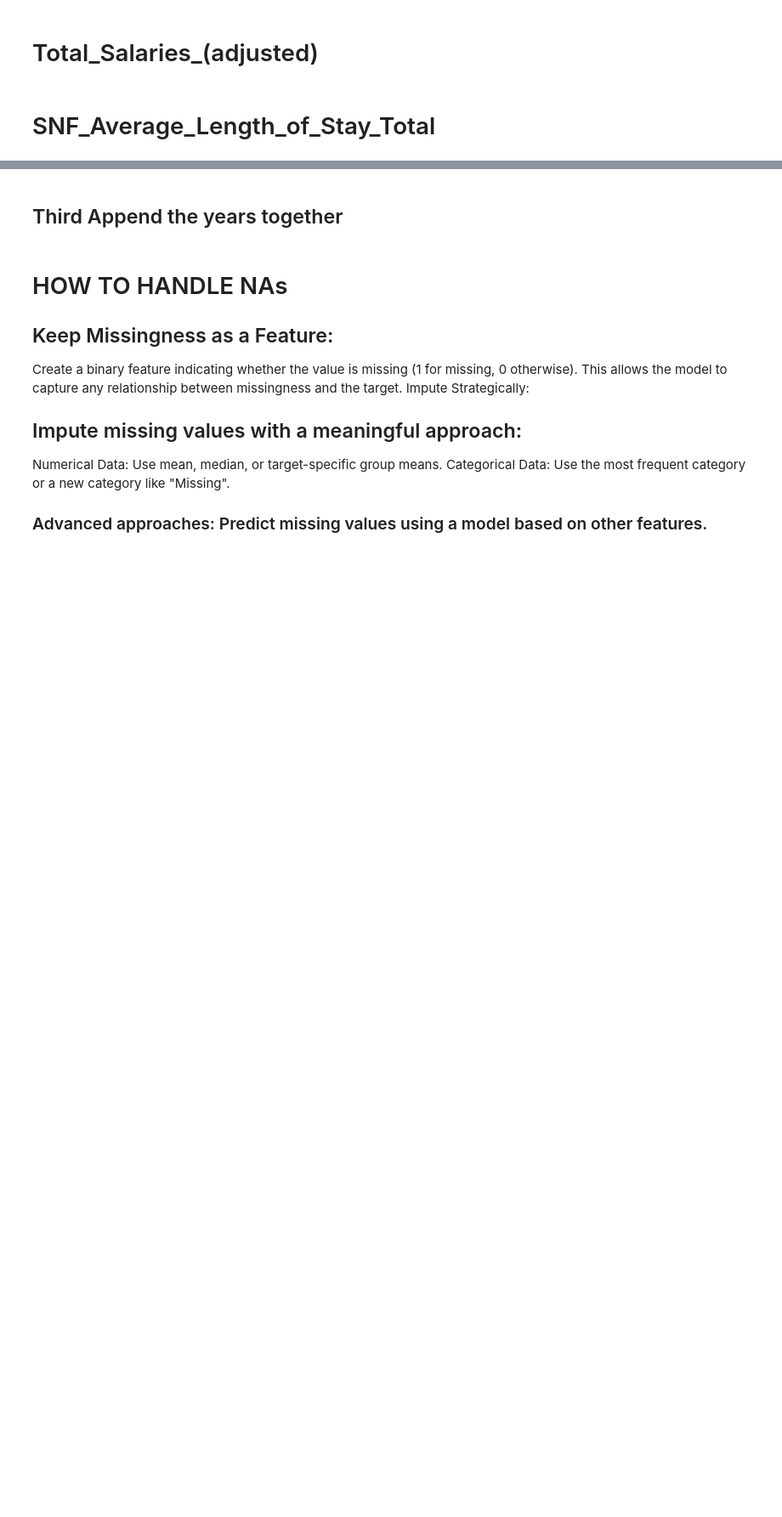
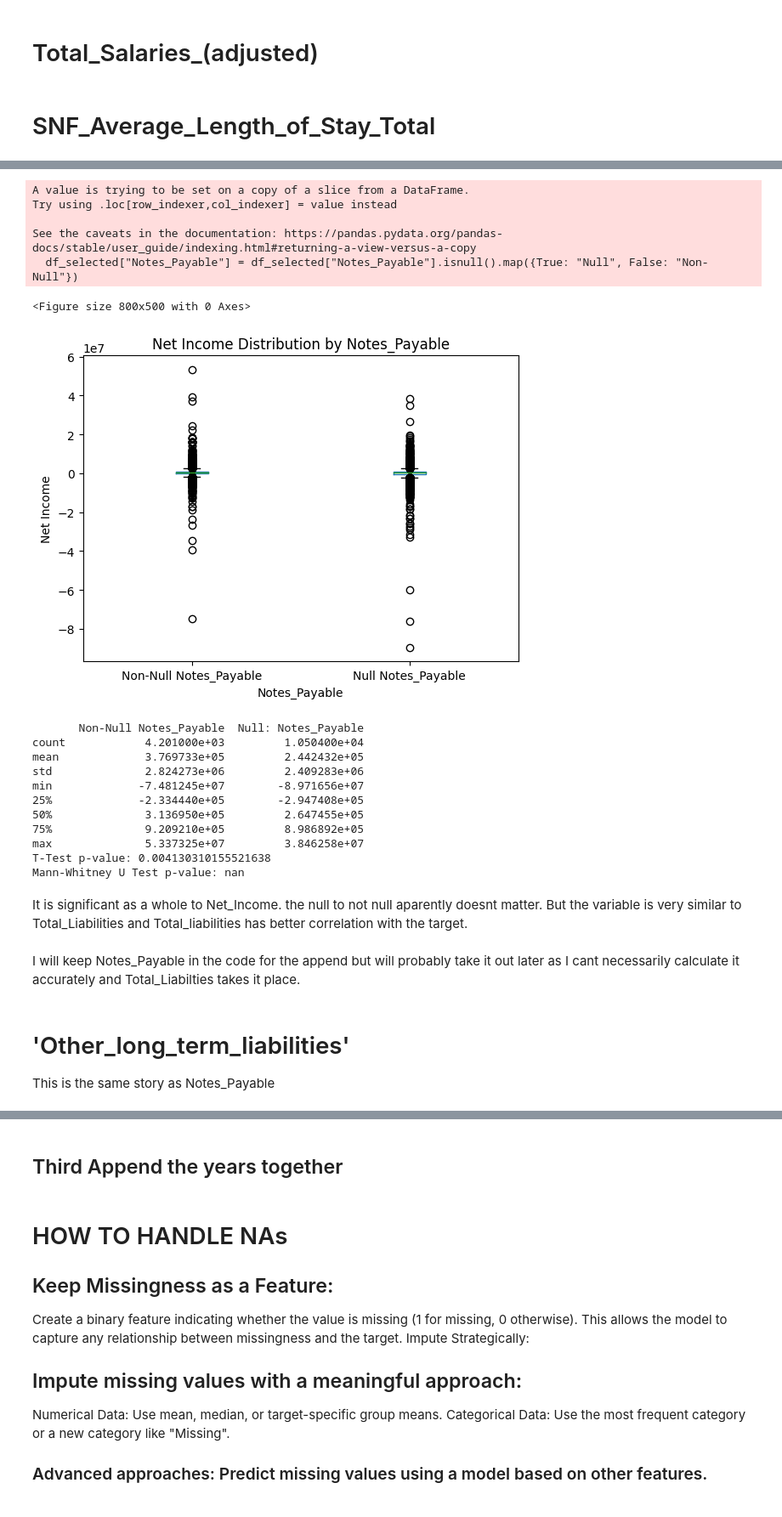
Before and after one commit to lhperreault/Invest_in_retirement_homes-, a Jupyter notebook: ETL_Cost_1.ipynb, the cells around one changed output, grey strips where cells are left out. Shown at 85% size. Cells and saved outputs as stored; diff of their text form; code cells hidden in the pictures; blank space fills up the shorter version.

```diff
--- a/ETL_Cost_1.ipynb
+++ b/ETL_Cost_1.ipynb
@@ -1483,0 +1643,72 @@ df_selected
+# %%
+selected_columns = [
+    "Notes_Payable",
+    "Total_current_liabilities",
+    "Total_Assets",
+    "Net_Income",
+    "Total_Income"
+]
+
+df_selected = df20_cleaned[selected_columns]
+
+# Create a new column for grouping
+df_selected["Notes_Payable"] = df_selected["Notes_Payable"].isnull().map({True: "Null", False: "Non-Null"})
+
+# Generate the boxplot
+plt.figure(figsize=(8, 5))
+df_selected.boxplot(column="Net_Income", by="Notes_Payable", grid=False)
+
+# Adjust labels and title
+plt.title("Net Income Distribution by Notes_Payable")
+plt.suptitle("")
+plt.xlabel("Notes_Payable")
+plt.ylabel("Net Income")
+plt.xticks(ticks=[1, 2], labels=["Non-Null Notes_Payable", "Null Notes_Payable"])
+
+plt.show()
+
+# Separate data into two groups: with and without Contract_Labor
+df_non_null = df20_cleaned[df20_cleaned["Notes_Payable"].notnull()]
+df_null = df20_cleaned[df20_cleaned["Notes_Payable"].isnull()]
+
+# Calculate summary statistics for Net_Income
+summary_stats = pd.DataFrame({
+    "Non-Null Notes_Payable": df_non_null["Net_Income"].describe(),
+    "Null: Notes_Payable": df_null["Net_Income"].describe()
+})
+
+print(summary_stats)
+
+from scipy.stats import ttest_ind, mannwhitneyu
+
+# Perform independent t-test (assumes normal distribution)
+t_stat, p_value = ttest_ind(df_non_null["Net_Income"], df_null["Net_Income"], nan_policy='omit')
+
+# Perform Mann-Whitney U test (non-parametric)
+u_stat, p_value_mwu = mannwhitneyu(df_non_null["Net_Income"], df_null["Net_Income"], alternative='two-sided')
+
+print(f"T-Test p-value: {p_value}")
+print(f"Mann-Whitney U Test p-value: {p_value_mwu}")
+# %% [output]
+A value is trying to be set on a copy of a slice from a DataFrame.
+Try using .loc[row_indexer,col_indexer] = value instead
+
+See the caveats in the documentation: https://pandas.pydata.org/pandas-docs/stable/user_guide/indexing.html#returning-a-view-versus-a-copy
+  df_selected["Notes_Payable"] = df_selected["Notes_Payable"].isnull().map({True: "Null", False: "Non-Null"})
+<Figure size 800x500 with 0 Axes>
+[figure, added]
+       Non-Null Notes_Payable  Null: Notes_Payable
+count            4.201000e+03         1.050400e+04
+mean             3.769733e+05         2.442432e+05
+std              2.824273e+06         2.409283e+06
+min             -7.481245e+07        -8.971656e+07
+25%             -2.334440e+05        -2.947408e+05
+50%              3.136950e+05         2.647455e+05
+75%              9.209210e+05         8.986892e+05
+max              5.337325e+07         3.846258e+07
+T-Test p-value: 0.004130310155521638
+Mann-Whitney U Test p-value: nan
+# %% [markdown]
+It is significant as a whole to Net_Income. the null to not null aparently doesnt matter. But the variable is very similar to Total_Liabilities and Total_liabilities has better correlation with the target.
+# %% [markdown]
+I will keep Notes_Payable in the code for the append but will probably take it out later as I cant necessarily calculate it accurately and Total_Liabilties takes it place.
@@ -1483,0 +1721,3 @@ df_selected
+# %% [markdown]
+# 'Other_long_term_liabilities'
+This is the same story as Notes_Payable
```
Also changed, not shown: parts of 81 cells of this notebook.
